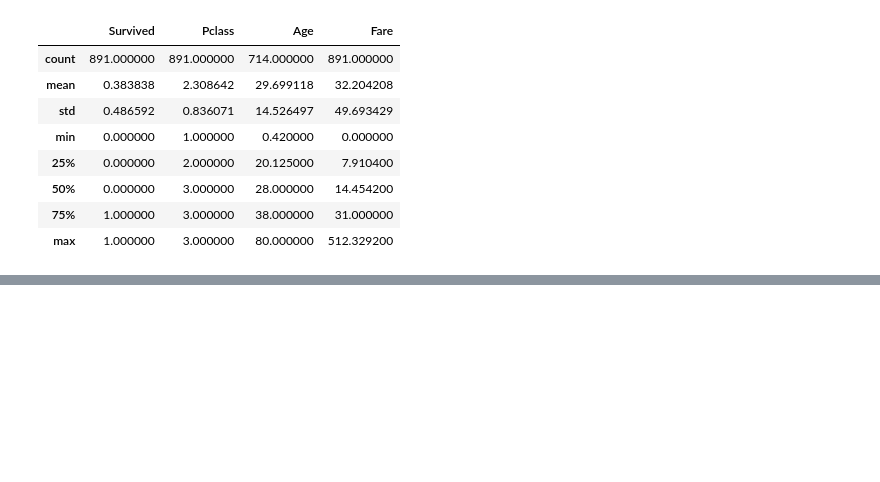
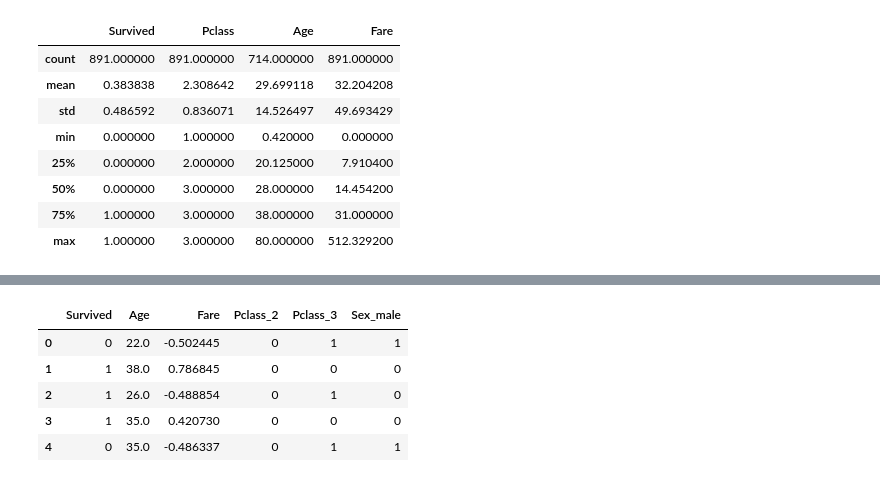
Before and after one commit to cmason30/Deep-Learning-Projects, a Jupyter notebook: kaggle/titanic/titanic-kaggle.ipynb, the cells around one changed output, grey strips where cells are left out. Drawn from its saved outputs; the diff is of its cells as text; code cells hidden in the pictures; blank space fills up the shorter version.

```diff
--- a/kaggle/titanic/titanic-kaggle.ipynb
+++ b/kaggle/titanic/titanic-kaggle.ipynb
@@ -101,4 +120,7 @@ Sex: 0 # of NaN values.
 Age: 86 # of NaN values.
 Fare: 1 # of NaN values.
 # %%
-imp_mean = SimpleImputer(missing_values=np.nan, strategy='mean')
+train['Age'].fillna(train['Age'].mean(), inplace=True)
+
+test['Age'].fillna(test['Age'].mean(), inplace=True)
+test['Fare'].fillna(test['Fare'].mean(), inplace=True)
@@ -106,0 +155,3 @@ NameError: name 'np' is not defined
+# %%
+train_clean = train[keep_cols_train]
+test_clean = test[keep_cols_test]
@@ -106,0 +176,16 @@ NameError: name 'np' is not defined
+# %%
+train_clean = pd.get_dummies(train_clean, columns=["Pclass", "Sex"], drop_first=True)
+test_clean = pd.get_dummies(test_clean, columns=["Pclass", "Sex"], drop_first=True)
+# %%
+scaler = StandardScaler()
+train_clean["Fare"] = scaler.fit_transform(train_clean[['Fare']])
+test_clean["Fare"] = scaler.fit_transform(test_clean[['Fare']])
+# %%
+train_clean.head()
+# %% [output]
+|  | Survived | Age | Fare | Pclass_2 | Pclass_3 | Sex_male |
+| 0 | 0 | 22.0 | -0.502445 | 0 | 1 | 1 |
+| 1 | 1 | 38.0 | 0.786845 | 0 | 0 | 0 |
+| 2 | 1 | 26.0 | -0.488854 | 0 | 1 | 0 |
+| 3 | 1 | 35.0 | 0.420730 | 0 | 0 | 0 |
+| 4 | 0 | 35.0 | -0.486337 | 0 | 1 | 1 |
```
Also changed, not shown: parts of 12 cells of this notebook.
